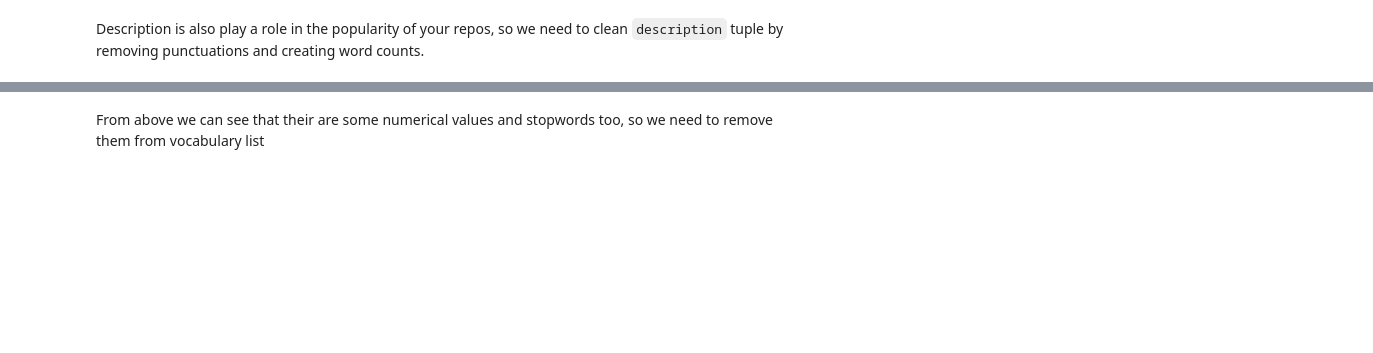
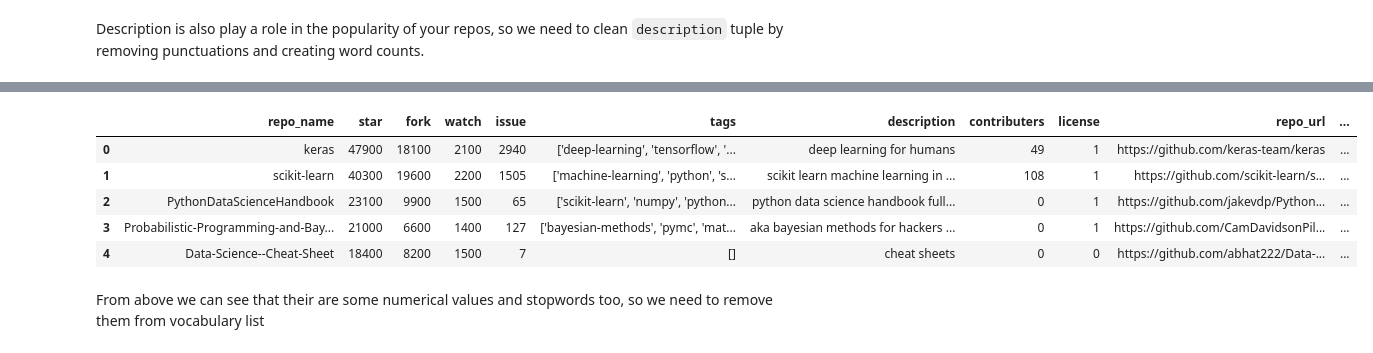
Before and after one commit to pcsingh/Predicting-Repo-popularity, a Jupyter notebook: model.ipynb, the cells around one changed output, grey strips where cells are left out. Saved outputs shown, nothing was run; the diff lists cells and outputs as text; code cells hidden in the pictures; blank space fills up the shorter version.

Commit message:
desc_num

```diff
--- a/model.ipynb
+++ b/model.ipynb
@@ -64,0 +59,3 @@ vocabulary[:10]
+# %%
+from nltk.corpus import stopwords
+stopword=stopwords.words('english')
@@ -64,0 +109,4 @@ vocabulary[:10]
+# %%
+desc_num=txt_to_num(text)
+txt=[sum(x)  for x in desc_num]
+data['desc_to_num']=txt
@@ -64,0 +117,5 @@ vocabulary[:10]
+# %%
+repo_text=[]
+for index,row in data.iterrows():
+    tokens=nltk.word_tokenize(row['repo_name'])
+    repo_text.append(tokens)
@@ -65,2 +125,15 @@ vocabulary[:10]
+# %%
+repo_num=txt_to_num(repo_text)
+txt=[sum(x)  for x in repo_num]
+data['repo_to_num']=txt
+# %%
+data.head()
+# %% [output]
+|  | repo_name | star | fork | watch | issue | tags | description | contributers | license | repo_url | ... |
+| 0 | keras | 47900 | 18100 | 2100 | 2940 | ['deep-learning', 'tensorflow', '... | deep learning for humans | 49 | 1 | https://github.com/keras-team/keras | ... |
+| 1 | scikit-learn | 40300 | 19600 | 2200 | 1505 | ['machine-learning', 'python', 's... | scikit learn machine learning in ... | 108 | 1 | https://github.com/scikit-learn/s... | ... |
+| 2 | PythonDataScienceHandbook | 23100 | 9900 | 1500 | 65 | ['scikit-learn', 'numpy', 'python... | python data science handbook full... | 0 | 1 | https://github.com/jakevdp/Python... | ... |
+| 3 | Probabilistic-Programming-and-Bay... | 21000 | 6600 | 1400 | 127 | ['bayesian-methods', 'pymc', 'mat... | aka bayesian methods for hackers ... | 0 | 1 | https://github.com/CamDavidsonPil... | ... |
+| 4 | Data-Science--Cheat-Sheet | 18400 | 8200 | 1500 | 7 | [] | cheat sheets | 0 | 0 | https://github.com/abhat222/Data-... | ... |
 # %% [markdown]
 From above we can see that their are some numerical values and stopwords too, so we need to remove them from vocabulary list
```
Also changed, not shown: parts of 30 cells of this notebook.
